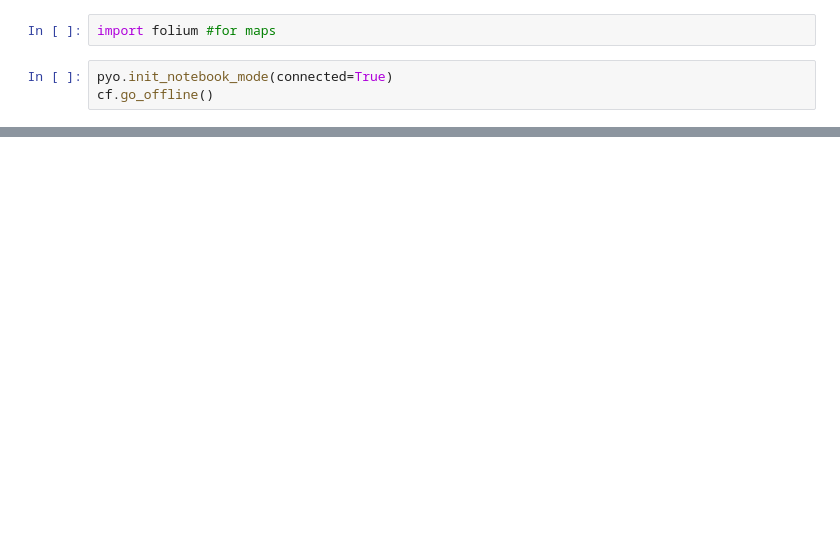
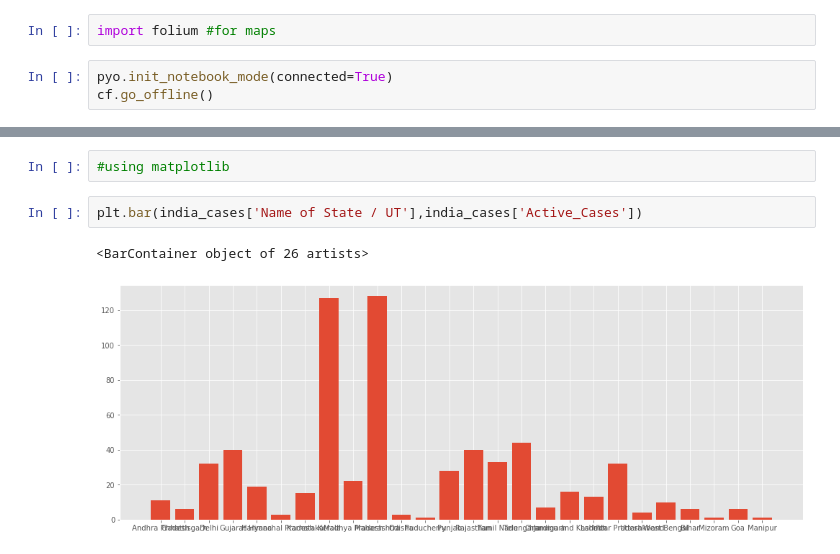
Before and after one commit to KrishnaDesai16/Covid-19-DataAnalysis, a Jupyter notebook: covid-19 DataAnalysis.ipynb, the cells around one changed output, grey strips where cells are left out. Cells and saved outputs as stored; diff of their text form; blank space fills up the shorter version.

```diff
--- a/covid-19 DataAnalysis.ipynb
+++ b/covid-19 DataAnalysis.ipynb
@@ -41,0 +155,7 @@ cf.go_offline()
+# %%
+#using matplotlib
+# %%
+plt.bar(india_cases['Name of State / UT'],india_cases['Active_Cases'])
+# %% [output]
+<BarContainer object of 26 artists>
+[figure, added]
```
Also changed, not shown: parts of 28 cells of this notebook.
